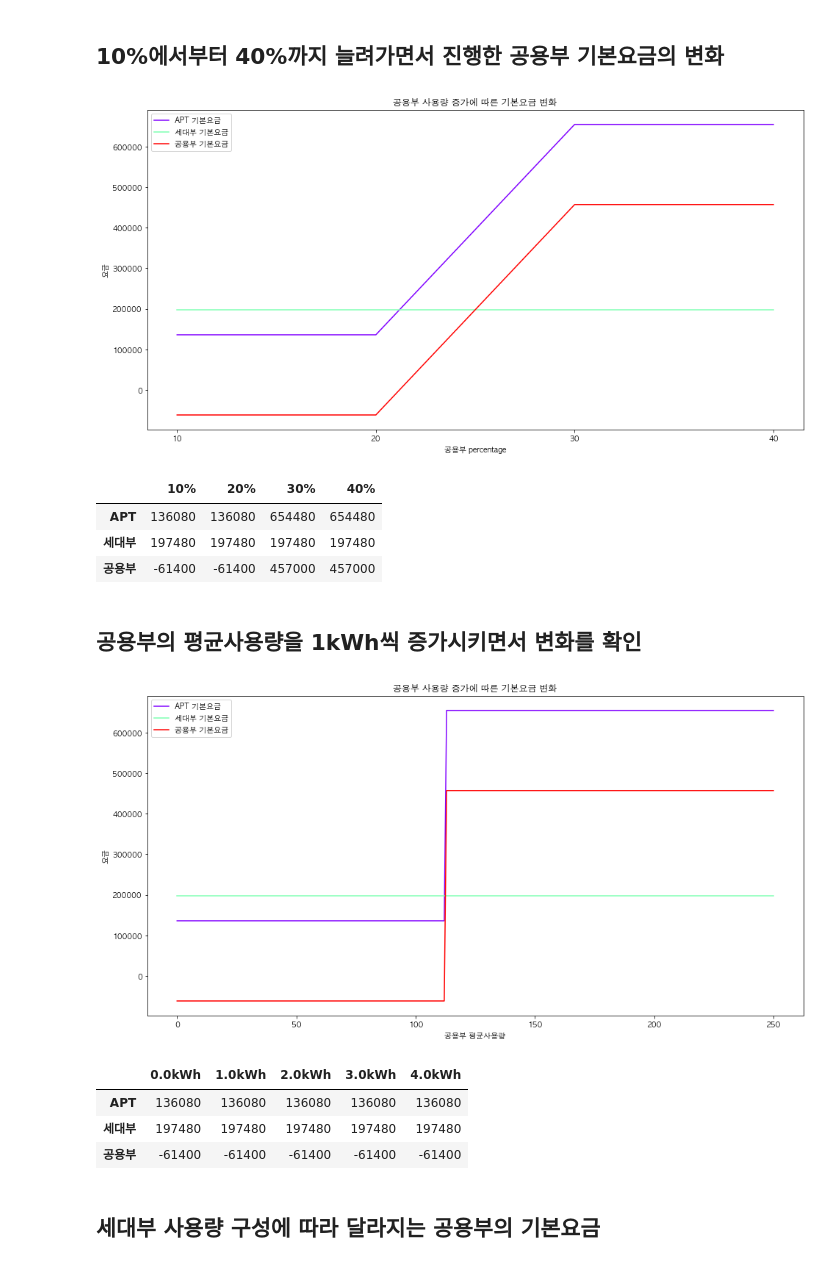
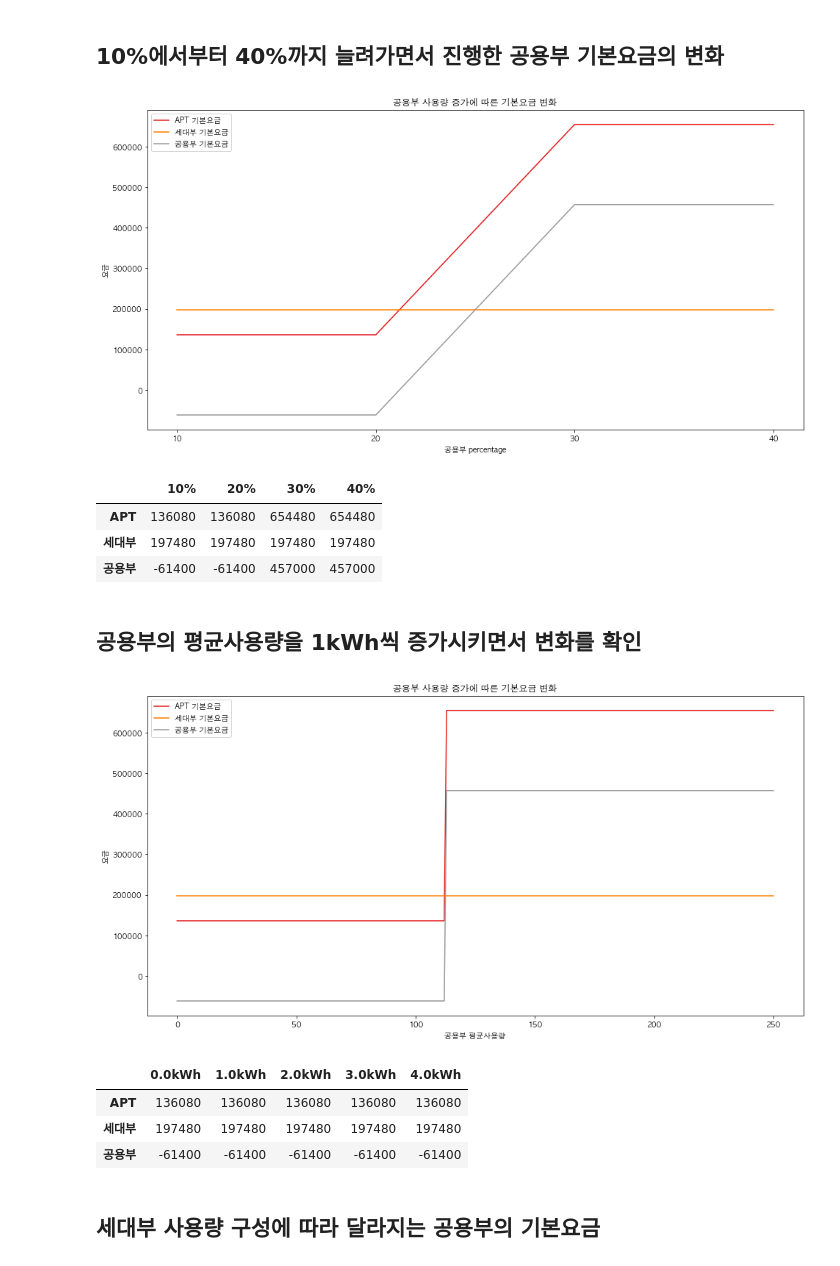
Before and after one commit to formegusto/what-is-public-fee, a Jupyter notebook: pt1.공용부의 전기요금 구성요소.ipynb, the cells around one changed output. Saved outputs shown, nothing was run; the diff lists cells and outputs as text; code cells hidden in the pictures.

```diff
--- a/pt1.공용부의 전기요금 구성요소.ipynb
+++ b/pt1.공용부의 전기요금 구성요소.ipynb
@@ -105,7 +156,7 @@ for PUBLIC_PERCENTAGE in range(10, 50, 10):
         anal_df['기본요금'].values[:3]
 
 plt.figure(figsize=(16,8))
-palette = plt.cm.get_cmap("rainbow", len(basic_df))
+palette = plt.cm.get_cmap("Set1", len(basic_df))
 for idx,(index_name, row) in enumerate(basic_df.iterrows()):
     plt.plot(range(10,50,10),row.values, c=palette(idx),
              label="{} 기본요금".format(index_name))
@@ -119,7 +170,7 @@ plt.show()
 
 basic_df[basic_df.columns[:5]]
 # %% [output]
-[figure, old version]
+[figure, new version]
 |  | 10% | 20% | 30% | 40% |
 | APT | 136080 | 136080 | 654480 | 654480 |
 | 세대부 | 197480 | 197480 | 197480 | 197480 |
@@ -129,28 +180,28 @@ basic_df[basic_df.columns[:5]]
 # %%
 basic_df = pd.DataFrame(index=['APT', '세대부', '공용부'])
 
 for public_kWh in range(0, 27108, 108):
     APT = month_df['usage (kWh)'].sum() + public_kWh
     _, anal_df = crs.utils.get_analysis_df(_month, month_df, APT)
 
     basic_df["{}kWh".format(round(public_kWh) / 108)] = \
         anal_df['기본요금'].values[:3]
 
 plt.figure(figsize=(16,8))
-palette = plt.cm.get_cmap("rainbow", len(basic_df))
+palette = plt.cm.get_cmap("Set1", len(basic_df))
 for idx,(index_name, row) in enumerate(basic_df.iterrows()):
     plt.plot(range(0, 251),row.values, c=palette(idx),
              label="{} 기본요금".format(index_name))
 
 plt.title("공용부 사용량 증가에 따른 기본요금 변화")
 plt.ylabel("요금")
 plt.xlabel("공용부 평균사용량")
 plt.legend(loc='upper left')
 plt.show()
 
 basic_df[basic_df.columns[:5]]
 # %% [output]
-[figure, old version]
+[figure, new version]
 |  | 0.0kWh | 1.0kWh | 2.0kWh | 3.0kWh | 4.0kWh |
 | APT | 136080 | 136080 | 136080 | 136080 | 136080 |
 | 세대부 | 197480 | 197480 | 197480 | 197480 | 197480 |
```
Also changed, not shown: parts of 5 cells of this notebook, 9 other files.
